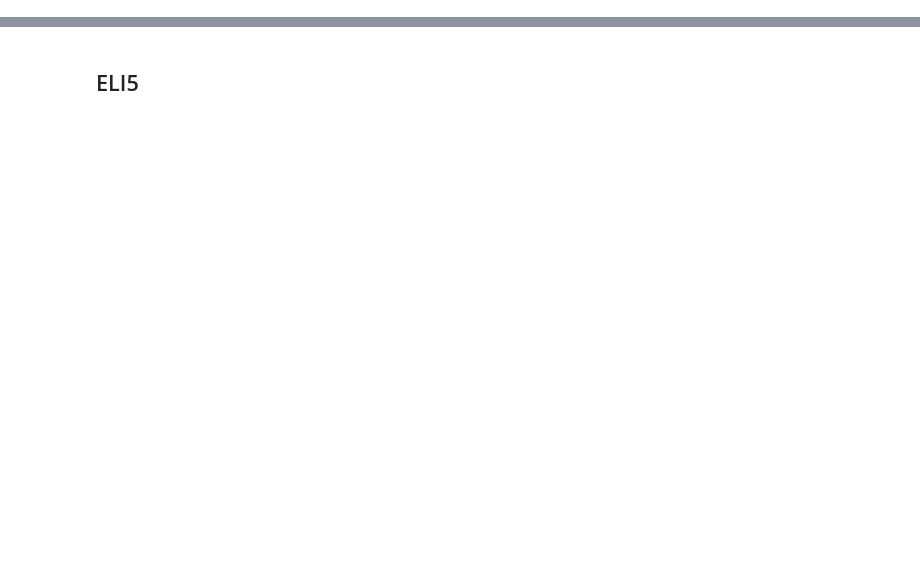
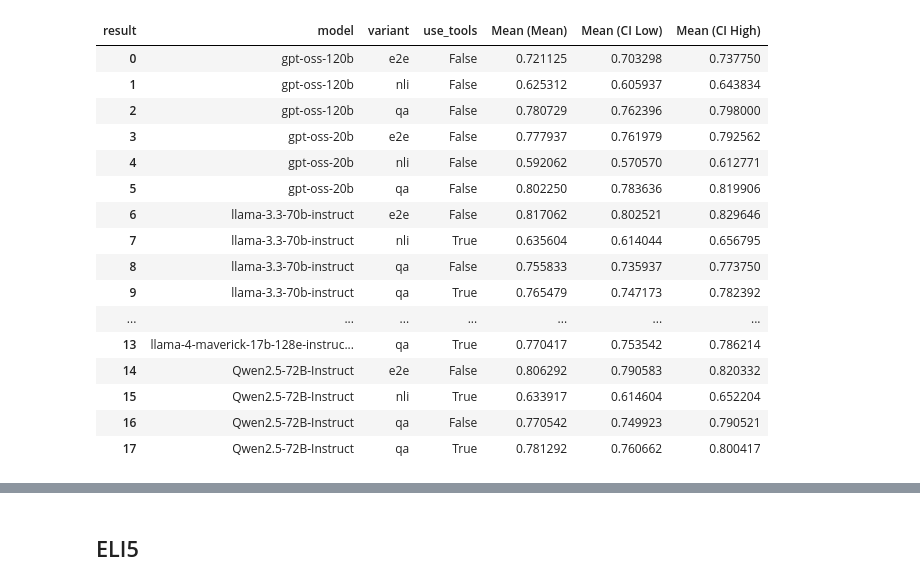
Before and after one commit to IBM/FactReasoner, a Jupyter notebook: notebooks/analysis.ipynb, the cells around one changed output, grey strips where cells are left out. Saved outputs shown, nothing was run; the diff lists cells and outputs as text; code cells hidden in the pictures; blank space fills up the shorter version.

```diff
--- a/notebooks/analysis.ipynb
+++ b/notebooks/analysis.ipynb
@@ -132,0 +255,29 @@ with pd.option_context("display.precision", 2):
+# %%
+df[
+    [
+        "model",
+        "variant",
+        "use_tools",
+        "Mean (Mean)",
+        "Mean (CI Low)",
+        "Mean (CI High)",
+    ]
+]
+# %% [output]
+| result | model | variant | use_tools | Mean (Mean) | Mean (CI Low) | Mean (CI High) |
+| 0 | gpt-oss-120b | e2e | False | 0.721125 | 0.703298 | 0.737750 |
+| 1 | gpt-oss-120b | nli | False | 0.625312 | 0.605937 | 0.643834 |
+| 2 | gpt-oss-120b | qa | False | 0.780729 | 0.762396 | 0.798000 |
+| 3 | gpt-oss-20b | e2e | False | 0.777937 | 0.761979 | 0.792562 |
+| 4 | gpt-oss-20b | nli | False | 0.592062 | 0.570570 | 0.612771 |
+| 5 | gpt-oss-20b | qa | False | 0.802250 | 0.783636 | 0.819906 |
+| 6 | llama-3.3-70b-instruct | e2e | False | 0.817062 | 0.802521 | 0.829646 |
+| 7 | llama-3.3-70b-instruct | nli | True | 0.635604 | 0.614044 | 0.656795 |
+| 8 | llama-3.3-70b-instruct | qa | False | 0.755833 | 0.735937 | 0.773750 |
+| 9 | llama-3.3-70b-instruct | qa | True | 0.765479 | 0.747173 | 0.782392 |
+| ... | ... | ... | ... | ... | ... | ... |
+| 13 | llama-4-maverick-17b-128e-instruc... | qa | True | 0.770417 | 0.753542 | 0.786214 |
+| 14 | Qwen2.5-72B-Instruct | e2e | False | 0.806292 | 0.790583 | 0.820332 |
+| 15 | Qwen2.5-72B-Instruct | nli | True | 0.633917 | 0.614604 | 0.652204 |
+| 16 | Qwen2.5-72B-Instruct | qa | False | 0.770542 | 0.749923 | 0.790521 |
+| 17 | Qwen2.5-72B-Instruct | qa | True | 0.781292 | 0.760662 | 0.800417 |
```
Also changed, not shown: parts of 15 cells of this notebook, 5 other files.
